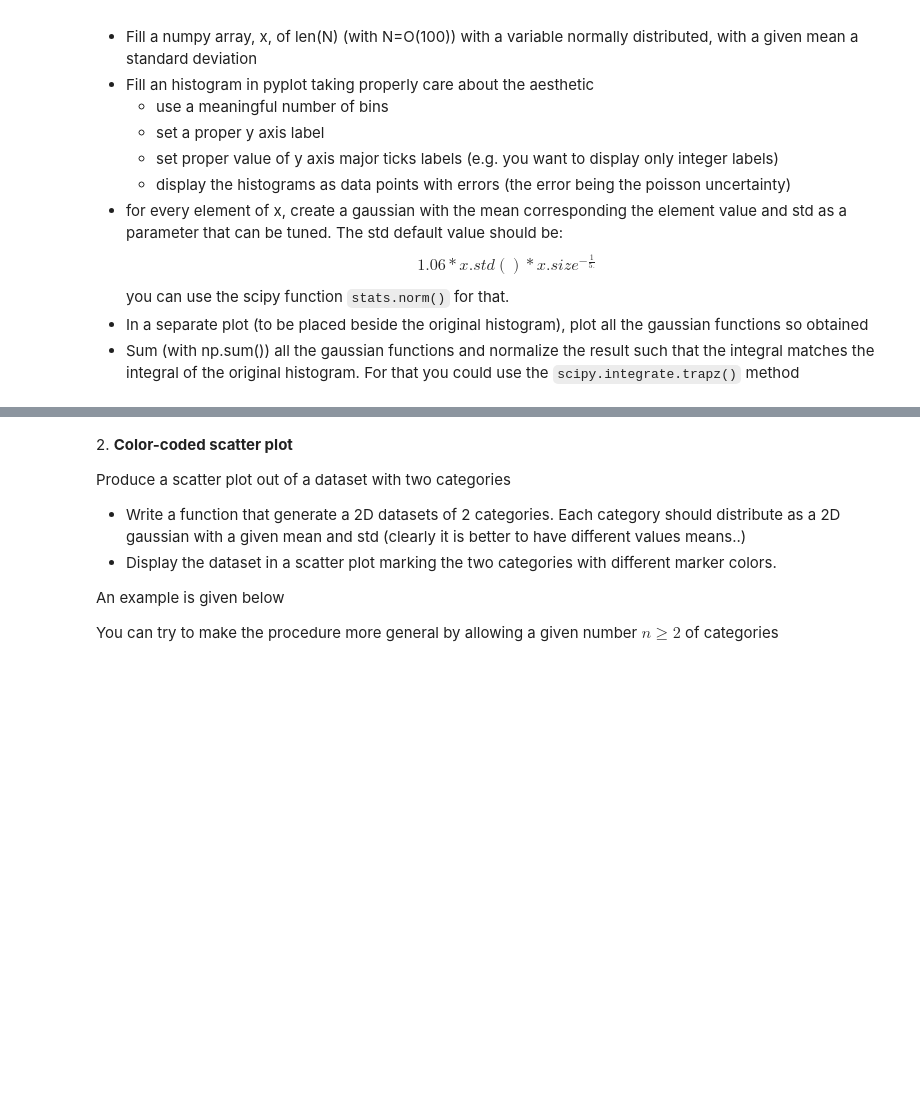
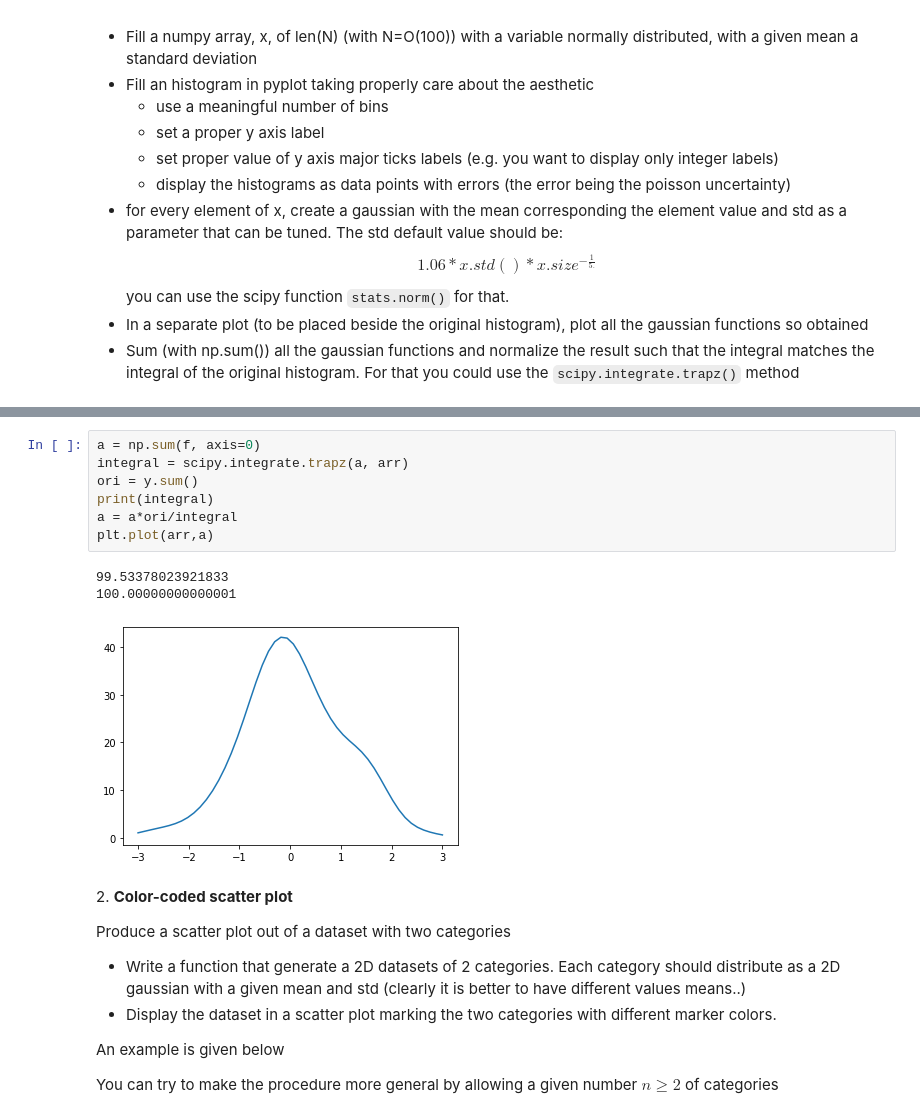
Before and after one commit to T3X3K/LaboratoryOfComputationalPhysics_Y6, a Jupyter notebook: 07ex_Visualization.ipynb, the cells around one changed output, grey strips where cells are left out. Cells and saved outputs as stored; diff of their text form; blank space fills up the shorter version.

```diff
--- a/07ex_Visualization.ipynb
+++ b/07ex_Visualization.ipynb
@@ -40,3 +49,14 @@ ax.hist(x)
+# %%
+a = np.sum(f, axis=0)
+integral = scipy.integrate.trapz(a, arr)
+ori = y.sum()
+print(integral)
+a = a*ori/integral
+plt.plot(arr,a)
+# %% [output]
+99.53378023921833
+100.00000000000001
+[figure, added]
 # %% [markdown]
 2\. **Color-coded scatter plot**
 
```
Also changed, not shown: parts of 5 cells of this notebook, 4 other files.
